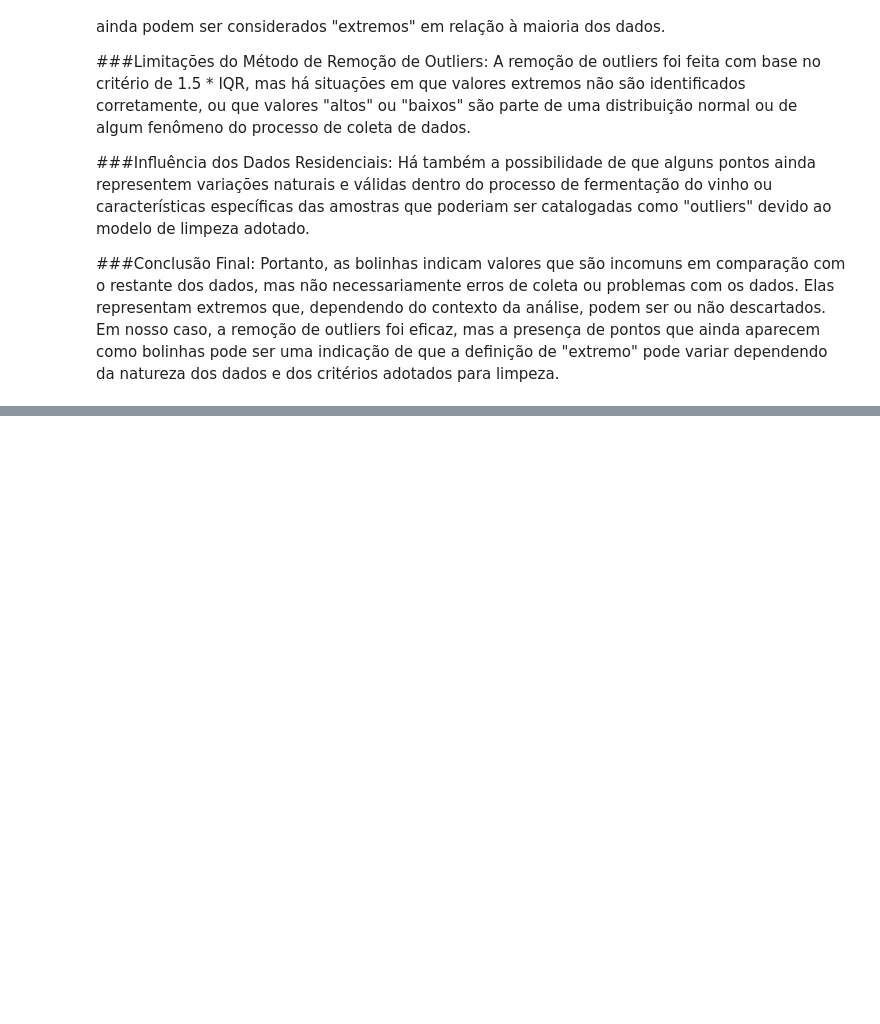
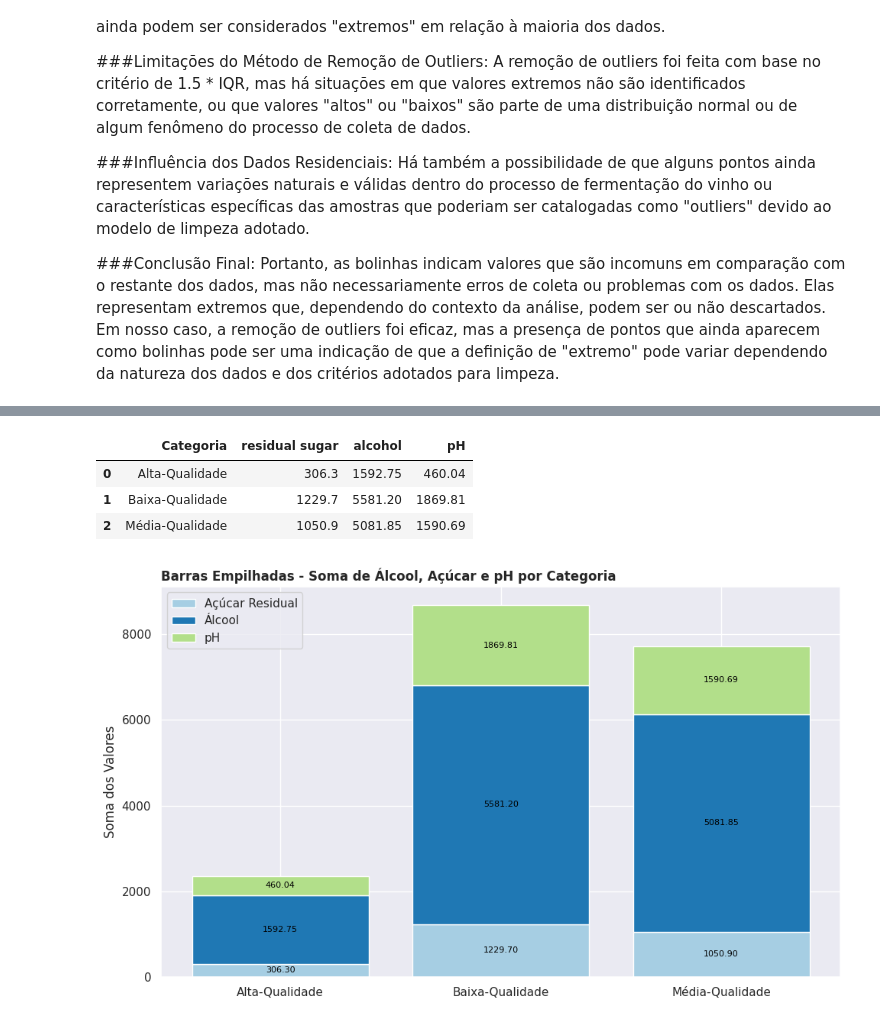
Before and after one commit to Lyanan85/In-GameSeries, a Jupyter notebook: projeto_redwine.ipynb, the cells around one changed output, grey strips where cells are left out. Saved outputs shown, nothing was run; the diff lists cells and outputs as text; code cells hidden in the pictures; blank space fills up the shorter version.

```diff
--- a/projeto_redwine.ipynb
+++ b/projeto_redwine.ipynb
@@ -635,0 +718,48 @@ Portanto, as bolinhas indicam valores que são incomuns em comparação com o re
+# %%
+df_grafico=sugar_ph_alcohol.groupby("Categoria")[["residual sugar","alcohol","pH"]].sum().reset_index()
+df_grafico
+# %% [output]
+|  | Categoria | residual sugar | alcohol | pH |
+| 0 | Alta-Qualidade | 306.3 | 1592.75 | 460.04 |
+| 1 | Baixa-Qualidade | 1229.7 | 5581.20 | 1869.81 |
+| 2 | Média-Qualidade | 1050.9 | 5081.85 | 1590.69 |
+# %%
+
+df_grafico = sugar_ph_alcohol.groupby("Categoria")[["residual sugar", "alcohol", "pH"]].sum().reset_index()
+
+# Extraindo os dados
+categorias = df_grafico["Categoria"]
+residual_sugar = df_grafico["residual sugar"].values
+alcohol = df_grafico["alcohol"].values
+ph = df_grafico["pH"].values
+x = np.arange(len(categorias))
+
+# Criando o gráfico de barras empilhadas
+fig, ax = plt.subplots(figsize=(10, 6))
+
+bars1 = ax.bar(x, residual_sugar, label='Açúcar Residual', color='#a6cee3')
+bars2 = ax.bar(x, alcohol, bottom=residual_sugar, label='Álcool', color='#1f78b4')
+bars3 = ax.bar(x, ph, bottom=residual_sugar + alcohol, label='pH', color='#b2df8a')
+
+# Personalização
+ax.set_xticks(x)
+ax.set_xticklabels(categorias)
+ax.set_ylabel("Soma dos Valores")
+ax.set_title("Barras Empilhadas - Soma de Álcool, Açúcar e pH por Categoria", loc="left", fontweight="bold")
+ax.legend()
+
+# Adicionando os valores nas barras
+def annotate_bars(bars):
+    for bar in bars:
+        height = bar.get_height()
+        ax.annotate(f'{height:.2f}',
+                    xy=(bar.get_x() + bar.get_width() / 2, bar.get_y() + height / 2),
+                    ha='center', va='center', fontsize=8, color='black')
+
+annotate_bars(bars1)
+annotate_bars(bars2)
+annotate_bars(bars3)
+
+plt.tight_layout()
+# %% [output]
+[figure, added]
```
Also changed, not shown: parts of 9 cells of this notebook.
